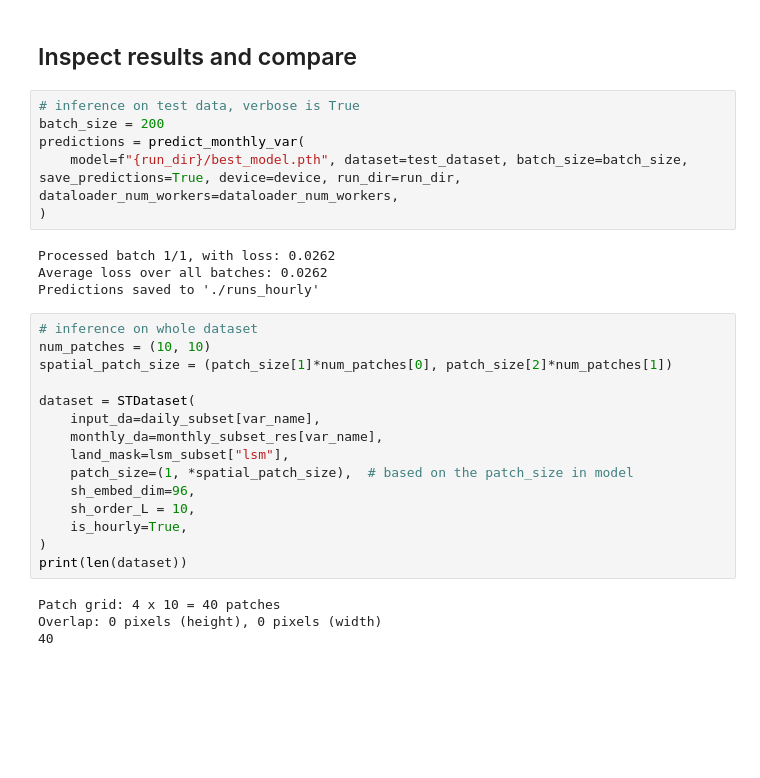
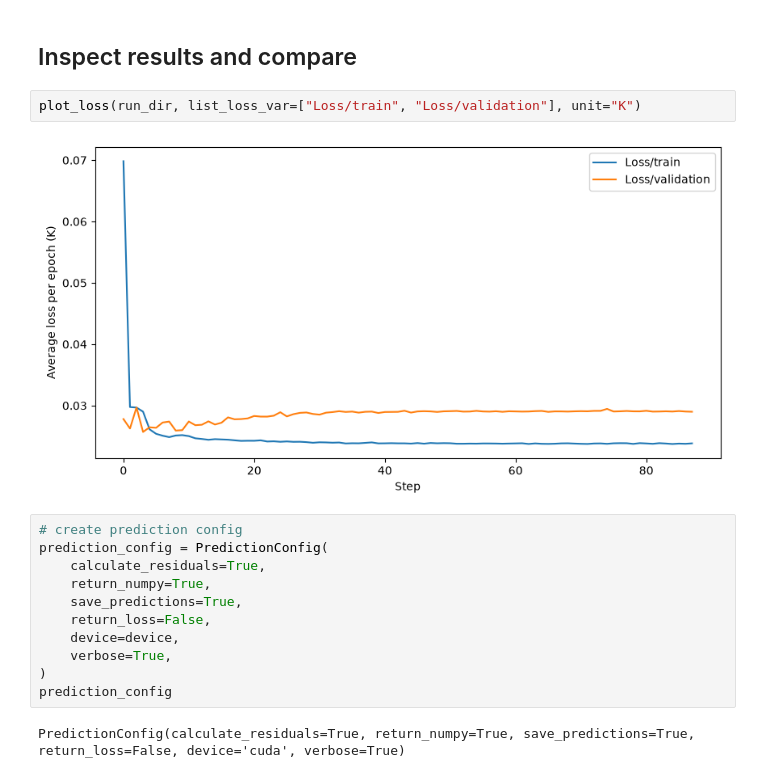
Before and after one commit to ESMValGroup/ClimaNet, a Jupyter notebook: notebooks/example_hourly.ipynb, the cells around one changed output. Saved outputs shown, nothing was run; the diff lists cells and outputs as text; blank space fills up the shorter version.

```diff
--- a/notebooks/example_hourly.ipynb
+++ b/notebooks/example_hourly.ipynb
@@ -125,32 +150,20 @@ Model saved to runs_hourly/best_model.pth
 # %% [markdown]
 ## Inspect results and compare
-# %%
-# inference on test data, verbose is True
-batch_size = 200
-predictions = predict_monthly_var(
-    model=f"{run_dir}/best_model.pth", dataset=test_dataset, batch_size=batch_size, save_predictions=True, device=device, run_dir=run_dir, dataloader_num_workers=dataloader_num_workers,
-)
-# %% [output]
-Processed batch 1/1, with loss: 0.0262
-Average loss over all batches: 0.0262
-Predictions saved to './runs_hourly'
+# %%
+plot_loss(run_dir, list_loss_var=["Loss/train", "Loss/validation"], unit="K")
+# %% [output]
+[figure, added]
 # %%
-# inference on whole dataset
-num_patches = (10, 10)
-spatial_patch_size = (patch_size[1]*num_patches[0], patch_size[2]*num_patches[1])
-
-dataset = STDataset(
-    input_da=daily_subset[var_name],
-    monthly_da=monthly_subset_res[var_name],
-    land_mask=lsm_subset["lsm"],
-    patch_size=(1, *spatial_patch_size),  # based on the patch_size in model
-    sh_embed_dim=96,
-    sh_order_L = 10,
-    is_hourly=True,
+# create prediction config
+prediction_config = PredictionConfig(
+    calculate_residuals=True,
+    return_numpy=True,
+    save_predictions=True,
+    return_loss=False,
+    device=device,
+    verbose=True,
 )
-print(len(dataset))
+prediction_config
 # %% [output]
-Patch grid: 4 x 10 = 40 patches
-Overlap: 0 pixels (height), 0 pixels (width)
-40
+PredictionConfig(calculate_residuals=True, return_numpy=True, save_predictions=True, return_loss=False, device='cuda', verbose=True)
 # %%
```
Also changed, not shown: parts of 15 cells of this notebook.
